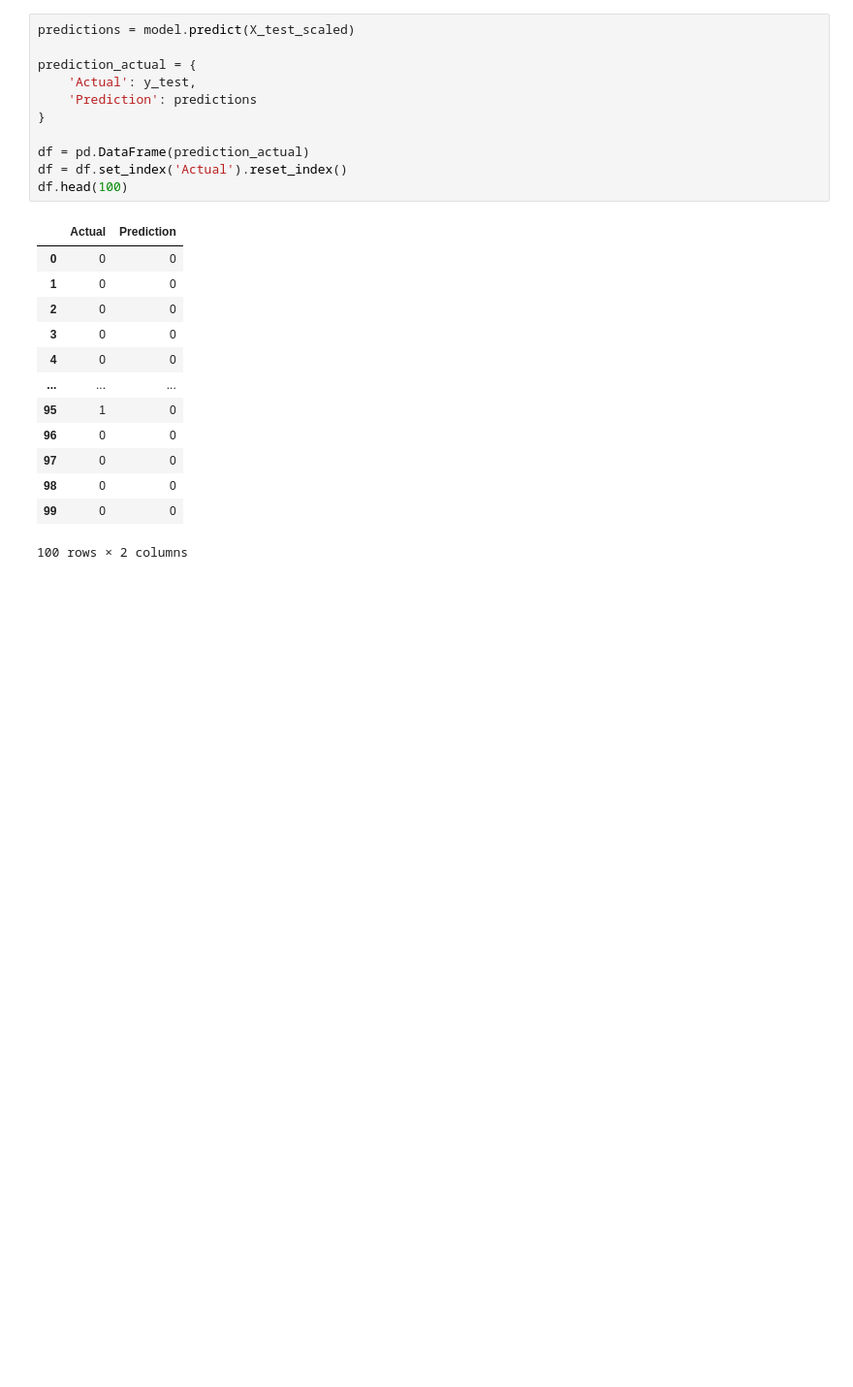
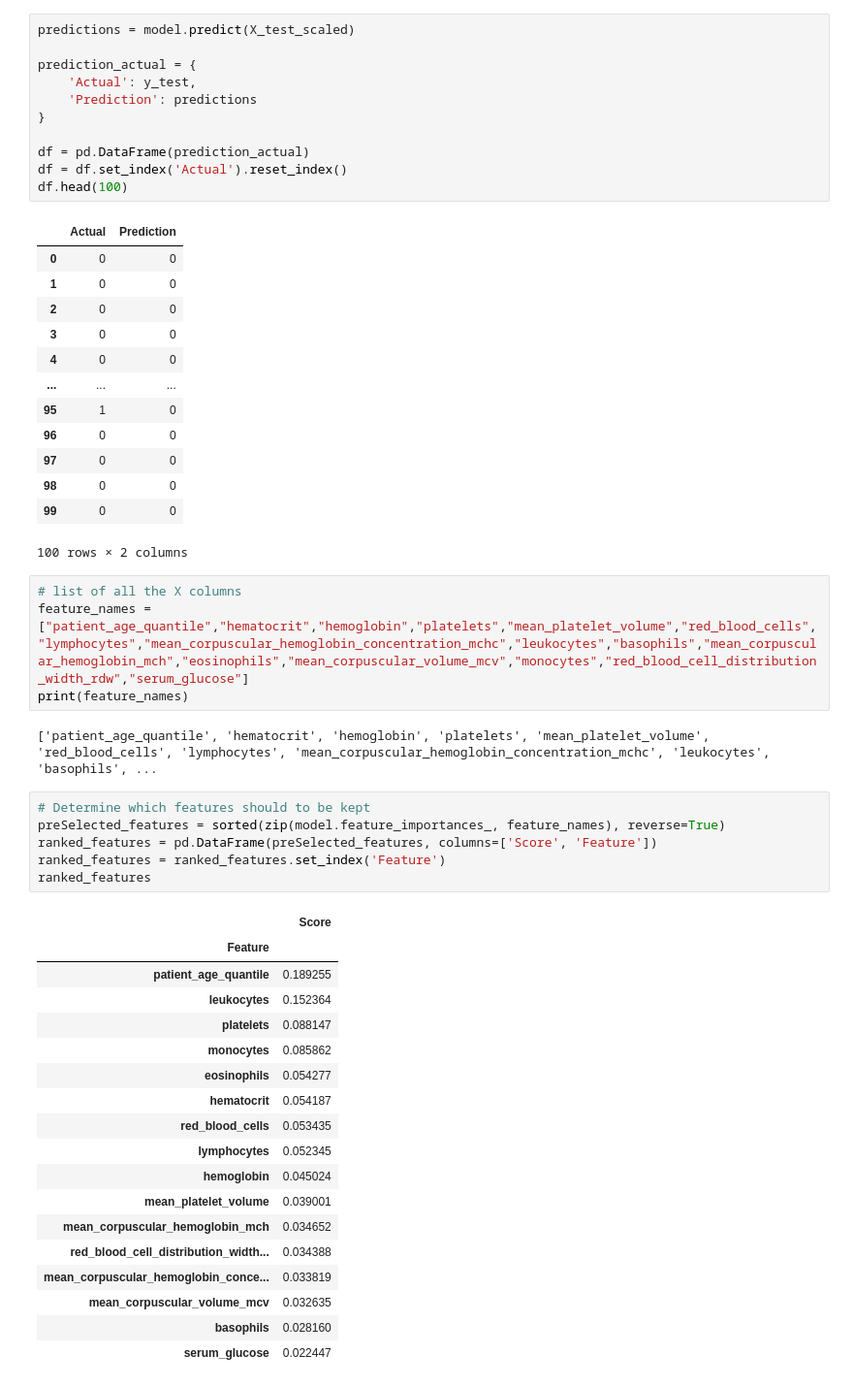
Before and after one commit to alexisperumal/ucsd_data_science_final_project, a Jupyter notebook: arun/bloodtests_RandomForest.ipynb, the cells around one changed output. Shown: that part at 97% size. Saved outputs shown, nothing was run; the diff lists cells and outputs as text; blank space fills up the shorter version.

```diff
--- a/arun/bloodtests_RandomForest.ipynb
+++ b/arun/bloodtests_RandomForest.ipynb
@@ -158,3 +158,34 @@ df.head(100)
 | 98 | 0 | 0 |
 | 99 | 0 | 0 |
 100 rows × 2 columns
+# %%
+# list of all the X columns
+feature_names = ["patient_age_quantile","hematocrit","hemoglobin","platelets","mean_platelet_volume","red_blood_cells","lymphocytes","mean_corpuscular_hemoglobin_concentration_mchc","leukocytes","basophils","mean_corpuscular_hemoglobin_mch","eosinophils","mean_corpuscular_volume_mcv","monocytes","red_blood_cell_distribution_width_rdw","serum_glucose"]
+print(feature_names)
+# %% [output]
+['patient_age_quantile', 'hematocrit', 'hemoglobin', 'platelets', 'mean_platelet_volume', 'red_blood_cells', 'lymphocytes', 'mean_corpuscular_hemoglobin_concentration_mchc', 'leukocytes', 'basophils', ...
+# %%
+# Determine which features should to be kept
+preSelected_features = sorted(zip(model.feature_importances_, feature_names), reverse=True)
+ranked_features = pd.DataFrame(preSelected_features, columns=['Score', 'Feature'])
+ranked_features = ranked_features.set_index('Feature')
+ranked_features
+# %% [output]
+|  | Score |
+| Feature |  |
+| patient_age_quantile | 0.189255 |
+| leukocytes | 0.152364 |
+| platelets | 0.088147 |
+| monocytes | 0.085862 |
+| eosinophils | 0.054277 |
+| hematocrit | 0.054187 |
+| red_blood_cells | 0.053435 |
+| lymphocytes | 0.052345 |
+| hemoglobin | 0.045024 |
+| mean_platelet_volume | 0.039001 |
+| mean_corpuscular_hemoglobin_mch | 0.034652 |
+| red_blood_cell_distribution_width... | 0.034388 |
+| mean_corpuscular_hemoglobin_conce... | 0.033819 |
+| mean_corpuscular_volume_mcv | 0.032635 |
+| basophils | 0.028160 |
+| serum_glucose | 0.022447 |
```
Also changed, not shown: parts of 9 cells of this notebook.
